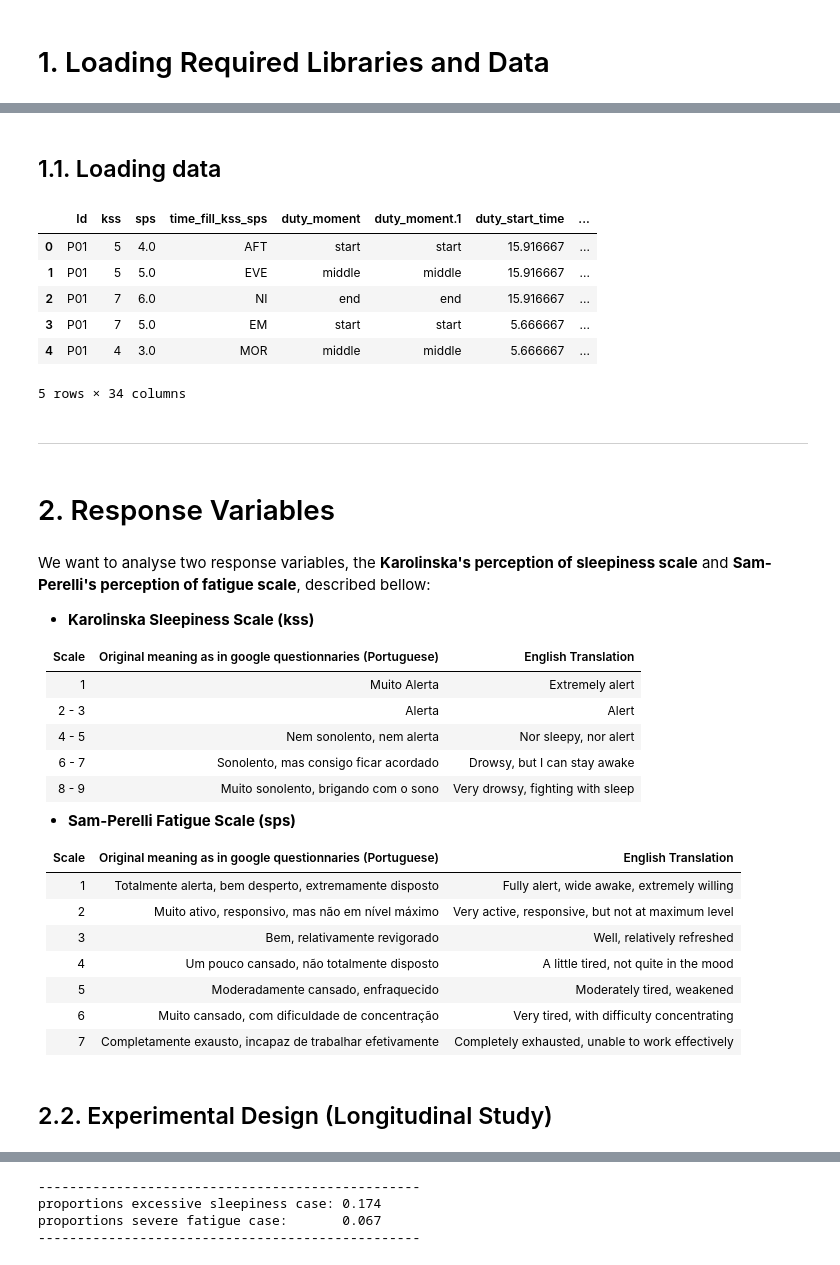
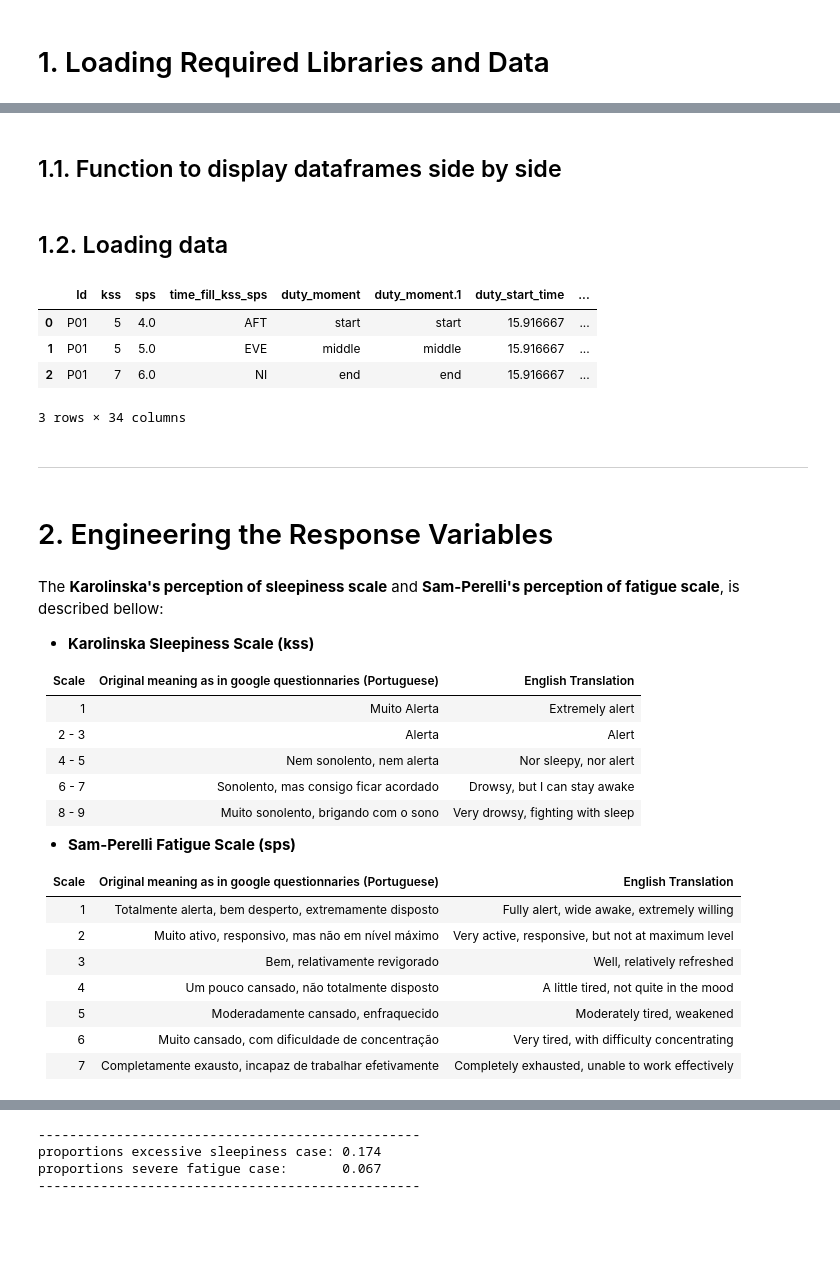
Before and after one commit to jlpscampos/Perception-of-Excessive-Sleepiness-and-Severe-Fatigue-in-Civil-Aviation-Pilots, a Jupyter notebook: Exploratory_Data_Analysis.ipynb, the cells around one changed output, grey strips where cells are left out. Cells and saved outputs as stored; diff of their text form; code cells hidden in the pictures; blank space fills up the shorter version.

```diff
--- a/Exploratory_Data_Analysis.ipynb
+++ b/Exploratory_Data_Analysis.ipynb
@@ -16,0 +28,2 @@ import seaborn as sns
+# %% [markdown]
+## 1.1. Function to display dataframes side by side
@@ -17,23 +44,24 @@ import seaborn as sns
 # %% [markdown]
-## 1.1. Loading data
+## 1.2. Loading data
 # %%
-file = os.path.join('data/processed_features.csv')
-df = pd.read_csv(file)
-df.head(5)
+try:
+    file = os.path.join('data/processed_features.csv')
+    df = pd.read_csv(file)
+    display(df.head(3))
+except Exception as e:
+    print(f"An error occurred: {e}")
 # %% [output]
 |  | Id | kss | sps | time_fill_kss_sps | duty_moment | duty_moment.1 | duty_start_time | ... |
 | 0 | P01 | 5 | 4.0 | AFT | start | start | 15.916667 | ... |
 | 1 | P01 | 5 | 5.0 | EVE | middle | middle | 15.916667 | ... |
 | 2 | P01 | 7 | 6.0 | NI | end | end | 15.916667 | ... |
-| 3 | P01 | 7 | 5.0 | EM | start | start | 5.666667 | ... |
-| 4 | P01 | 4 | 3.0 | MOR | middle | middle | 5.666667 | ... |
-5 rows × 34 columns
+3 rows × 34 columns
 # %% [markdown]
 ---
 # %% [markdown]
-# 2. Response Variables
+# 2. Engineering the Response Variables
 # %% [markdown]
-We want to analyse two response variables, the **Karolinska's perception of sleepiness scale** and **Sam-Perelli's perception of fatigue scale**, described bellow:
+The **Karolinska's perception of sleepiness scale** and **Sam-Perelli's perception of fatigue scale**, is described bellow:
 
 * **Karolinska Sleepiness Scale (kss)**
 
@@ -56,5 +84,3 @@ We want to analyse two response variables, the **Karolinska's perception of slee
 | 5 | Moderadamente cansado, enfraquecido | Moderately tired, weakened |
 | 6 | Muito cansado, com dificuldade de concentração | Very tired, with difficulty concentrating |
 | 7 | Completamente exausto, incapaz de trabalhar efetivamente | Completely exhausted, unable to work effectively |
-# %% [markdown]
-## 2.2. Experimental Design (Longitudinal Study)
```
Also changed, not shown: parts of 72 cells of this notebook, 6 other files.
